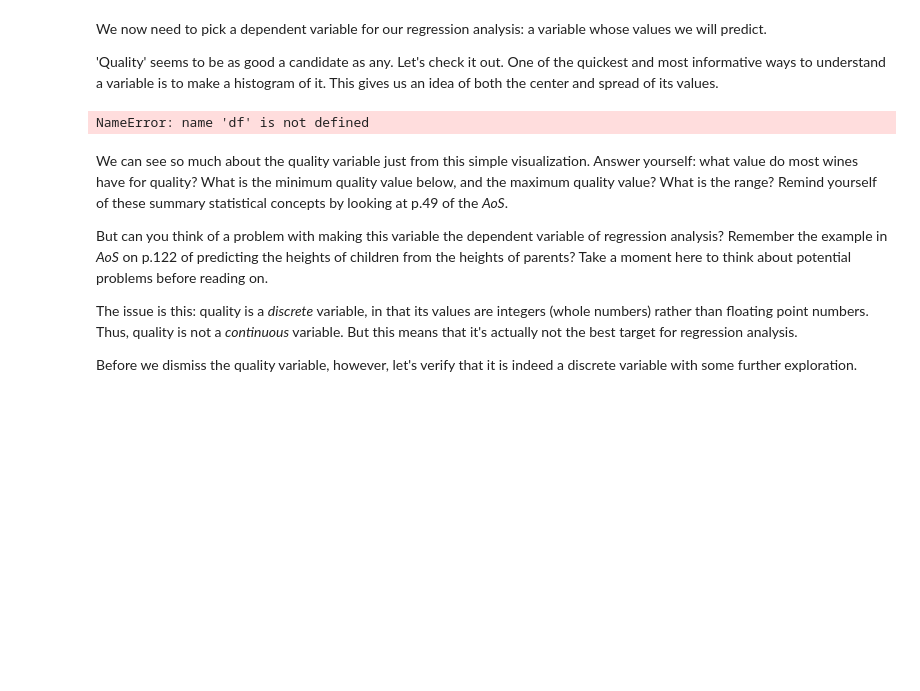
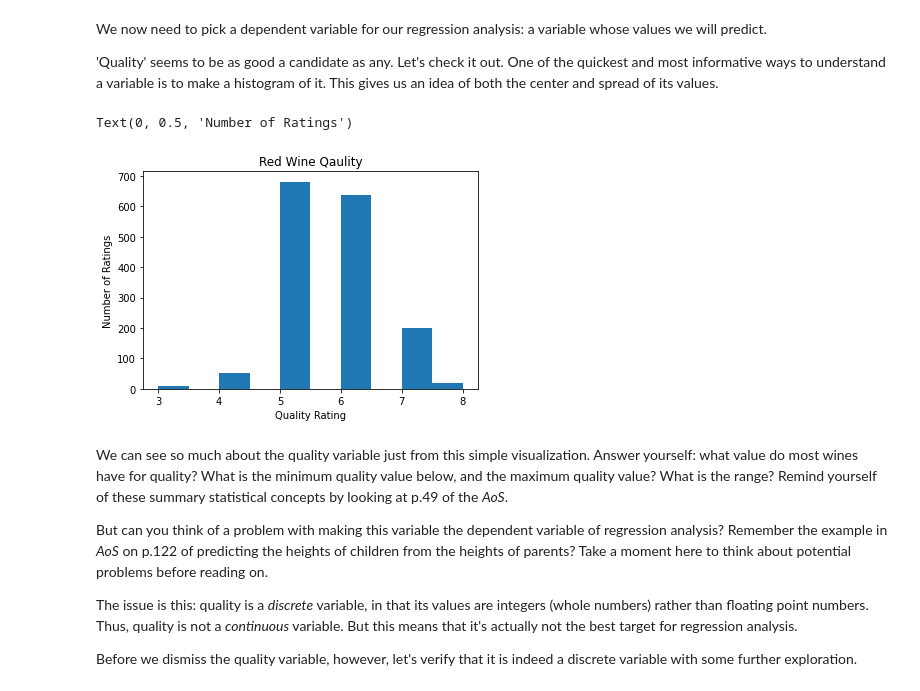
Before and after one commit to Draf09/SpringBoard, a Jupyter notebook: LinearRegressionCaseStudy/Springboard Regression Case Study, Unit 8 - the Red Wine Dataset - Tier 3 (1).ipynb, the cells around one changed output. Drawn from its saved outputs; the diff is of its cells as text; code cells hidden in the pictures; blank space fills up the shorter version.

```diff
--- a/LinearRegressionCaseStudy/Springboard Regression Case Study, Unit 8 - the Red Wine Dataset - Tier 3 (1).ipynb
+++ b/LinearRegressionCaseStudy/Springboard Regression Case Study, Unit 8 - the Red Wine Dataset - Tier 3 (1).ipynb
@@ -133,13 +133,14 @@ We now need to pick a dependent variable for our regression analysis: a variable
 'Quality' seems to be as good a candidate as any. Let's check it out. One of the quickest and most informative ways to understand a variable is to make a histogram of it. This gives us an idea of both the center and spread of its values.
 # %%
 # Making a histogram of the quality variable.
-plt.hist(df['quality'])
+plt.hist(wine['quality'])
 plt.title('Red Wine Qaulity')
 plt.xlabel('Quality Rating')
 plt.ylabel('Number of Ratings')
 #plt.savefig('figures/Red_Wine_Quality.jpg')
 # %% [output]
-NameError: name 'df' is not defined
+Text(0, 0.5, 'Number of Ratings')
+[figure, added]
 # %% [markdown]
 We can see so much about the quality variable just from this simple visualization. Answer yourself: what value do most wines have for quality? What is the minimum quality value below, and the maximum quality value? What is the range? Remind yourself of these summary statistical concepts by looking at p.49 of the *AoS*.
 
```
Also changed, not shown: parts of 19 cells of this notebook.
